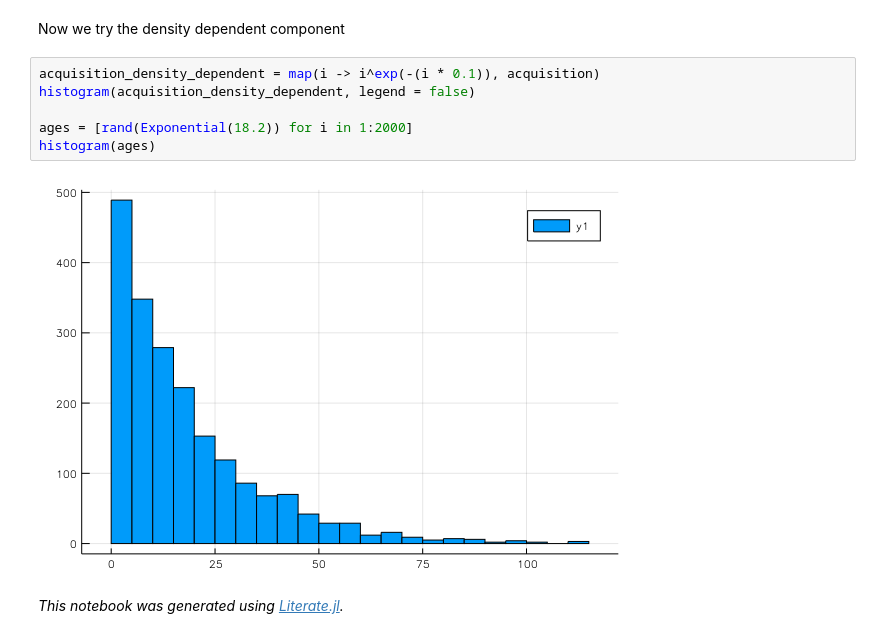
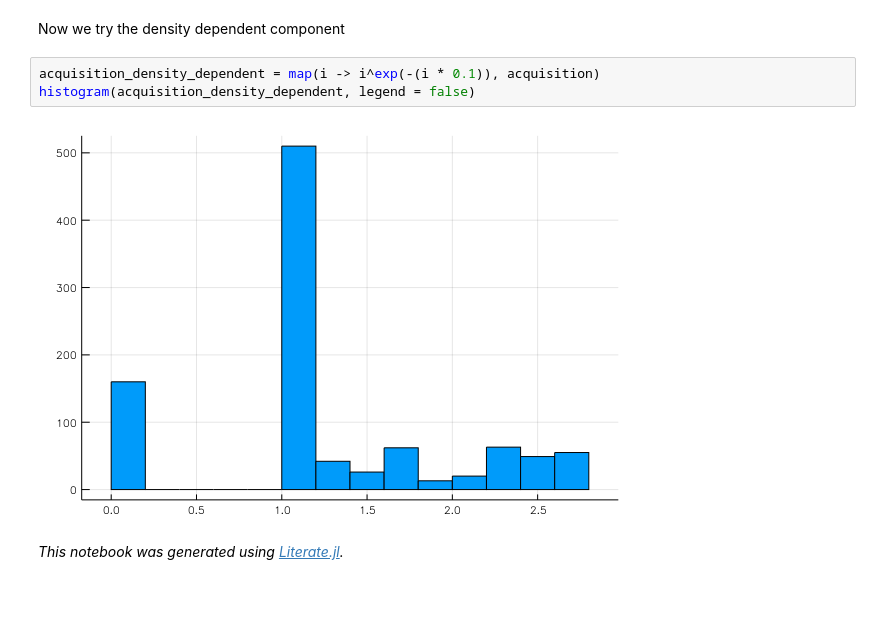
Before and after one commit to hannahlepper/sth_coinf_model, a Jupyter notebook: coinf_model.ipynb, the cells around one changed output. Cells and saved outputs as stored; diff of their text form; blank space fills up the shorter version.

```diff
--- a/coinf_model.ipynb
+++ b/coinf_model.ipynb
@@ -421,10 +421,7 @@ Now we try the density dependent component
 # %%
 acquisition_density_dependent = map(i -> i^exp(-(i * 0.1)), acquisition)
 histogram(acquisition_density_dependent, legend = false)
-
-ages = [rand(Exponential(18.2)) for i in 1:2000]
-histogram(ages)
 # %% [output]
-[figure, old version]
+[figure, new version]
 # %% [markdown]
 *This notebook was generated using [Literate.jl](https://github.com/fredrikekre/Literate.jl).*
```
Also changed, not shown: parts of 13 cells of this notebook, 1 other file.
